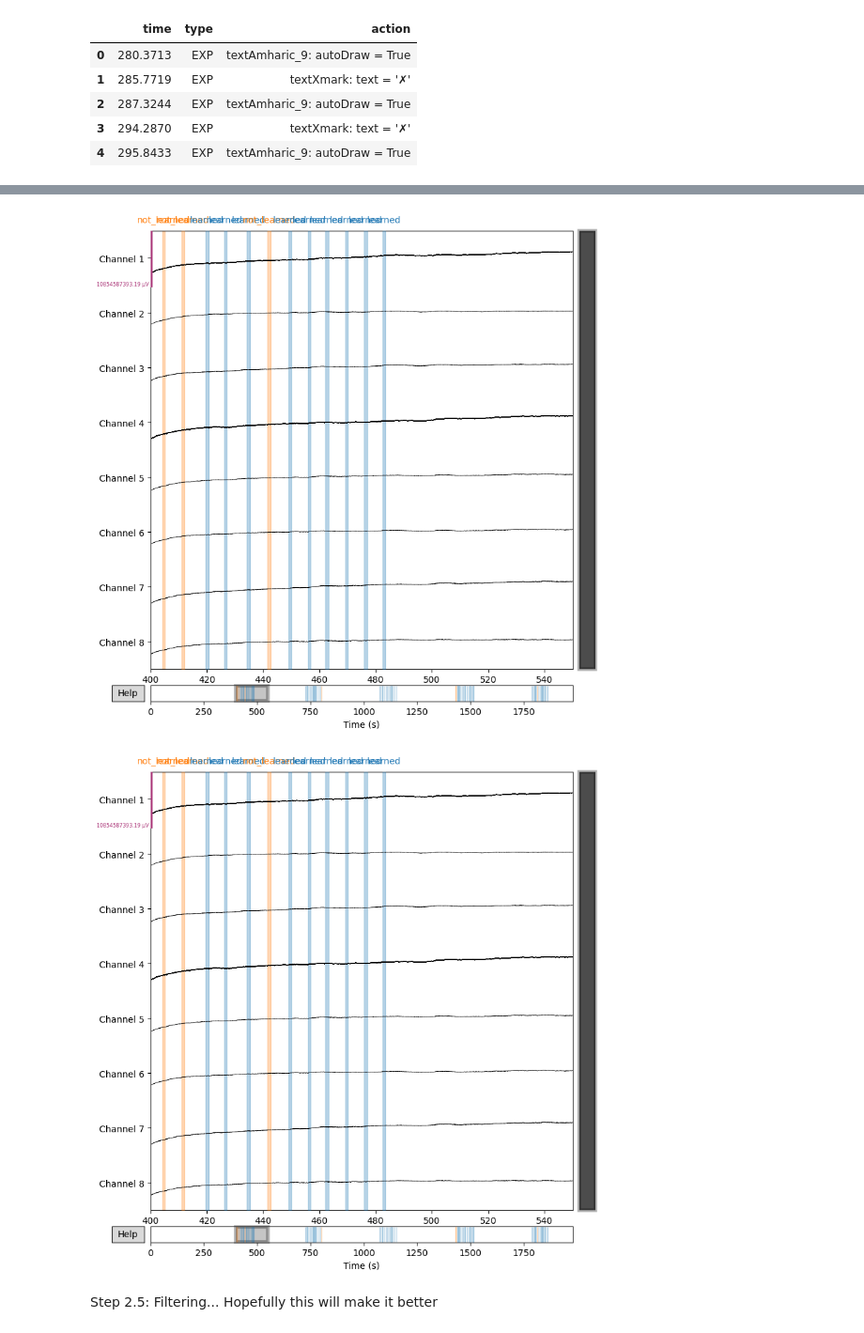
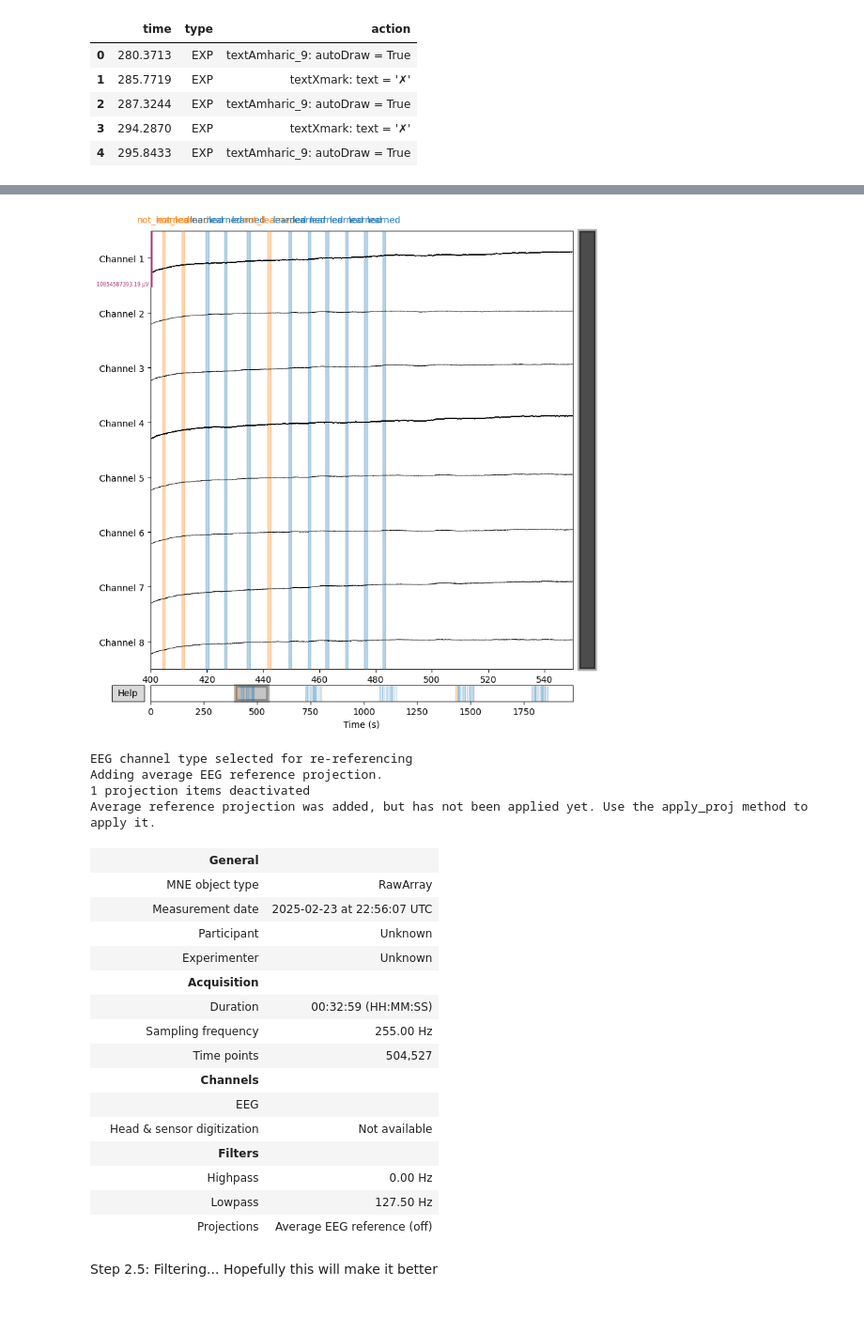
Before and after one commit to Neurotech-Davis/NeuroLingo, a Jupyter notebook: pre_processing/preprocessing.ipynb, the cells around one changed output, grey strips where cells are left out. Shown at 94% size. Drawn from its saved outputs; the diff is of its cells as text; code cells hidden in the pictures.

```diff
--- a/pre_processing/preprocessing.ipynb
+++ b/pre_processing/preprocessing.ipynb
@@ -391,24 +391,44 @@ raw2 = raw.copy().set_annotations(later_annot)
 # %%
 #debugging
-print("EEG data time range: 0 to", raw2.times[-1], "seconds")  #how long the experiment was in seconds
-print("Annotations in raw2:", raw2.annotations)               #list of the annotations
-print("Adjusted onsets:", raw2.annotations.onset)             #the adjusted onsets
-raw2.plot(start=400, duration=150, scalings='auto', block=True)  # Adjust start and duration as needed
+print("EEG data time range: 0 to", raw.times[-1], "seconds")  #how long the experiment was in seconds
+print("Annotations in raw2:", raw.annotations)               #list of the annotations
+print("Adjusted onsets:", raw.annotations.onset)             #the adjusted onsets
+raw.plot(start=400, duration=150, scalings='auto', block=True)  # Adjust start and duration as needed
+raw.set_eeg_reference(projection=True)  #dont worry
 # %% [output]
 EEG data time range: 0 to 1978.5333333333333 seconds
 Annotations in raw2: <Annotations | 60 segments: learned (54), not_learned (6)>
 Adjusted onsets: [ 404.11279  411.06589  419.58479  426.21699  434.32279  441.59609
   449.10509  455.87909  462.19599  469.21389  475.93719  482.42849
   725.56639  732.69669  739.69539  746.13819  752.83949  759.88179
   766.17179  772.65249  779.14779  788.19249  794.54339  801.32129
  1073.59969 1080.01569 1086.51379 1093.22989 1102.36329 1108.98389
  1115.48549 1122.19749 1128.73489 1135.50179 1142.09199 1150.92899
  1431.27849 1439.51489 1445.83699 1452.89659 1459.25569 1465.67799
  1472.84949 1483.98499 1490.67389 1497.47379 1504.00779 1512.91899
  1785.92969 1792.58619 1798.95539 1805.61739 1812.21839 1819.15859
  1826.09369 1832.53089 1839.07099 1847.76579 1854.55599 1860.91479]
 [figure]
-[figure, removed]
+EEG channel type selected for re-referencing
+Adding average EEG reference projection.
+1 projection items deactivated
+Average reference projection was added, but has not been applied yet. Use the apply_proj method to apply it.
+|  | General |  |
+|  | MNE object type | RawArray |
+|  | Measurement date | 2025-02-23 at 22:56:07 UTC |
+|  | Participant | Unknown |
+|  | Experimenter | Unknown |
+|  | Acquisition |  |
+|  | Duration | 00:32:59 (HH:MM:SS) |
+|  | Sampling frequency | 255.00 Hz |
+|  | Time points | 504,527 |
+|  | Channels |  |
+|  | EEG |  |
+|  | Head & sensor digitization | Not available |
+|  | Filters |  |
+|  | Highpass | 0.00 Hz |
+|  | Lowpass | 127.50 Hz |
+|  | Projections | Average EEG reference (off) |
 # %% [markdown]
 Step 2.5: Filtering... Hopefully this will make it better
 # %%
```
Also changed, not shown: parts of 7 cells of this notebook.
